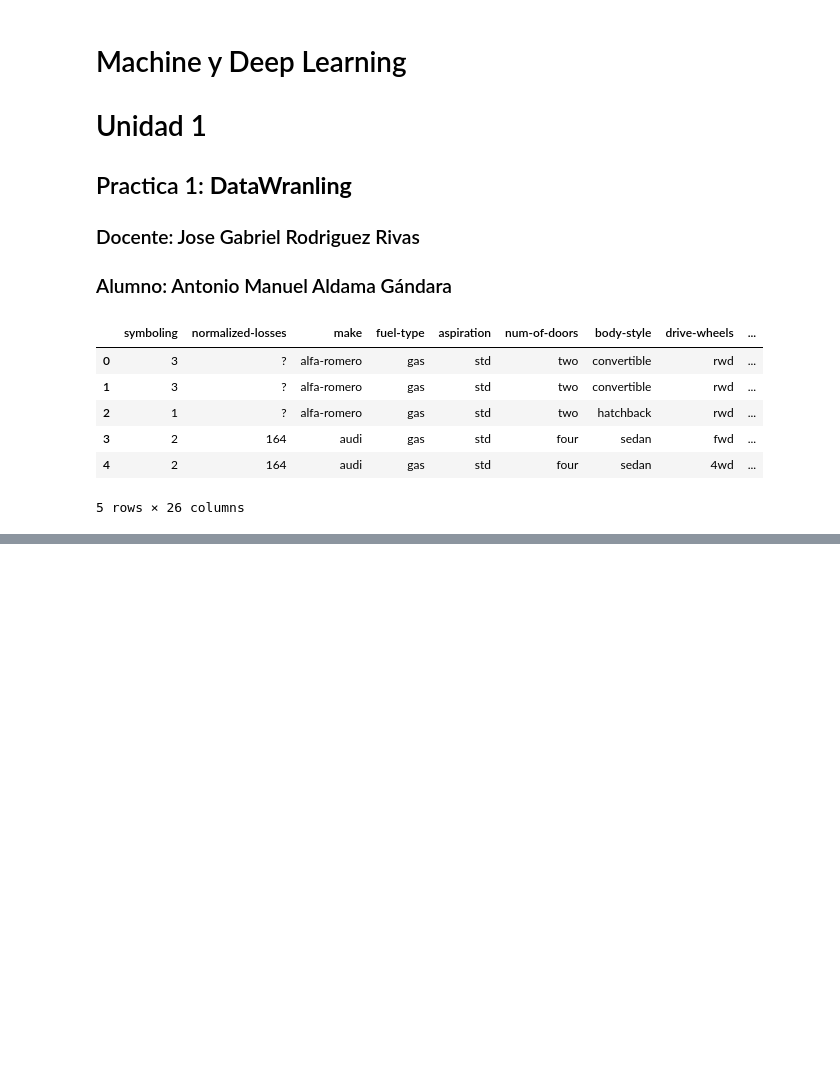
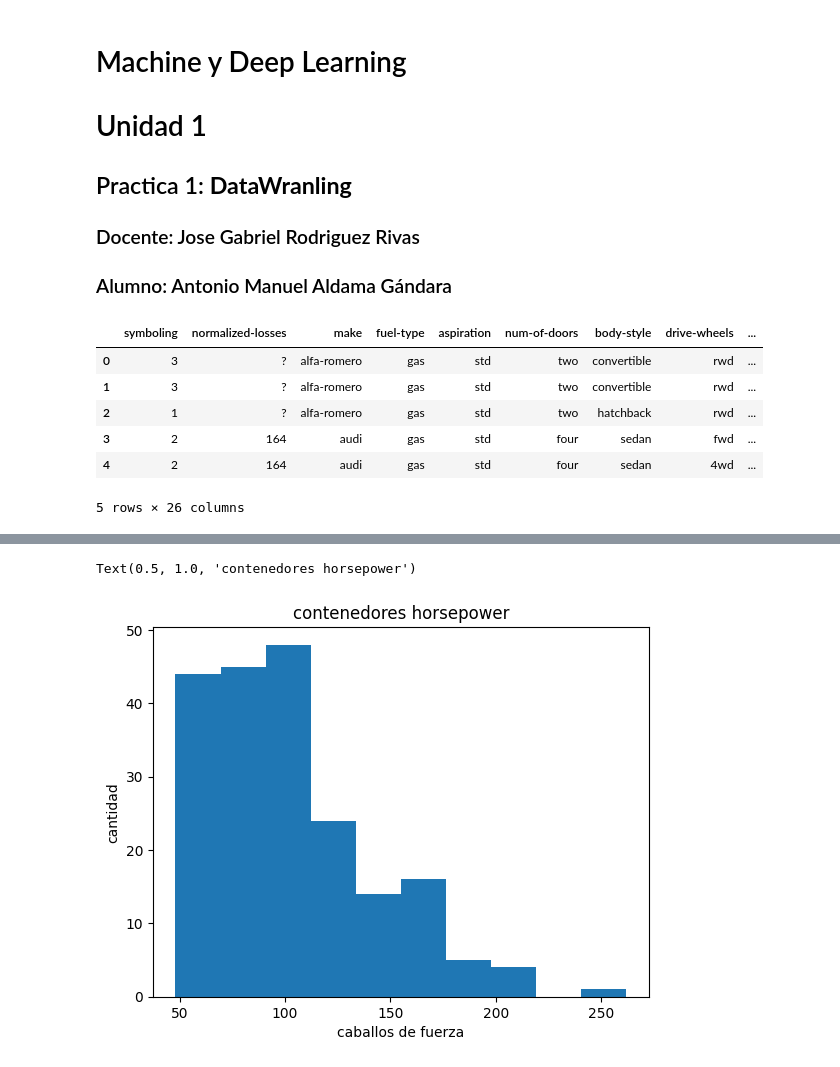
Before and after one commit to AntonioAldamaG/MachineLearning, a Jupyter notebook: Unidad1/Practica_1_DataWranling.ipynb, the cells around one changed output, grey strips where cells are left out. Drawn from its saved outputs; the diff is of its cells as text; code cells hidden in the pictures; blank space fills up the shorter version.

```diff
--- a/Unidad1/Practica_1_DataWranling.ipynb
+++ b/Unidad1/Practica_1_DataWranling.ipynb
@@ -27,0 +215,4 @@ autos.head()
+# %%
+autos["length"] = autos["length"] / autos["length"].max()
+autos["width"] = autos["width"] / autos["width"].max()
+autos["height"] = autos["height"] / autos["height"].max()
@@ -27,0 +236,4 @@ autos.head()
+# %%
+from sklearn.preprocessing import LabelEncoder
+le = LabelEncoder()
+autos["fuel-type_Code"] = le.fit_transform(autos["fuel-type"])
@@ -27,0 +268,4 @@ autos.head()
+# %%
+mapeo_dicc = {'diesel ' :0, 'gas':1}
+
+autos['fuel-type-map' ] = autos["fuel-type"].map(mapeo_dicc)
@@ -27,0 +282,10 @@ autos.head()
+# %%
+autos["horsepower"] = autos["horsepower"].astype(int, copy= True)
+# %%
+plt.pyplot.hist( autos["horsepower"] )
+plt.pyplot.xlabel("caballos de fuerza")
+plt.pyplot.ylabel("cantidad")
+plt.pyplot.title("contenedores horsepower")
+# %% [output]
+Text(0.5, 1.0, 'contenedores horsepower')
+[figure, added]
```
Also changed, not shown: parts of 35 cells of this notebook.
